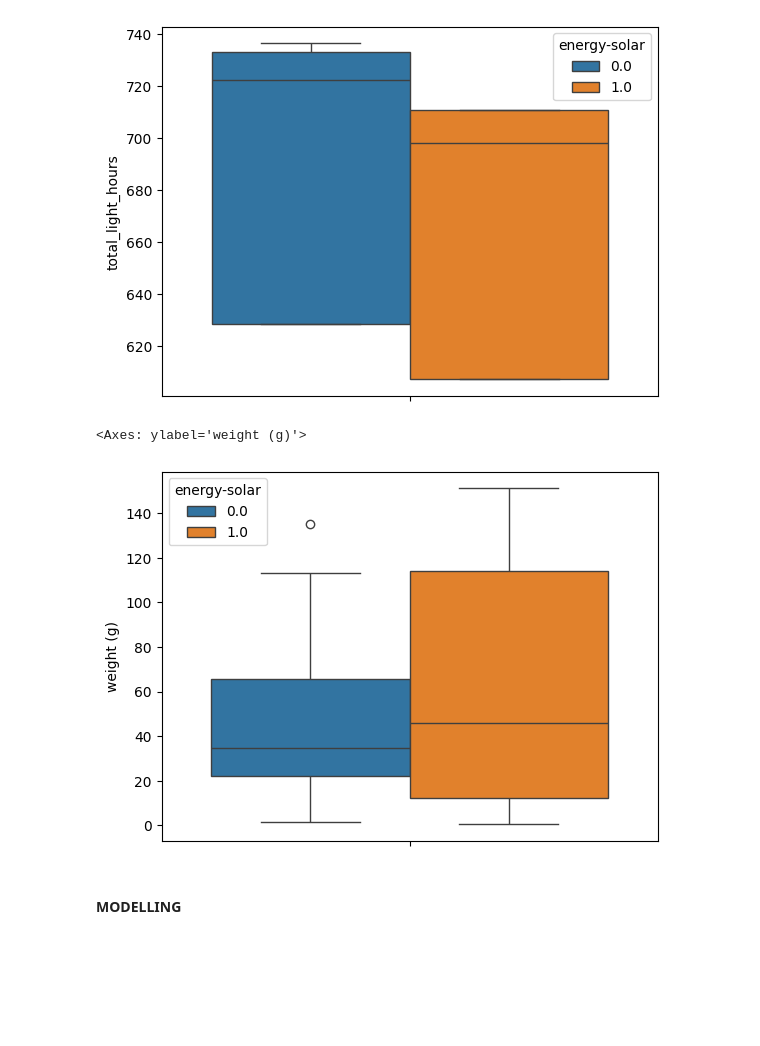
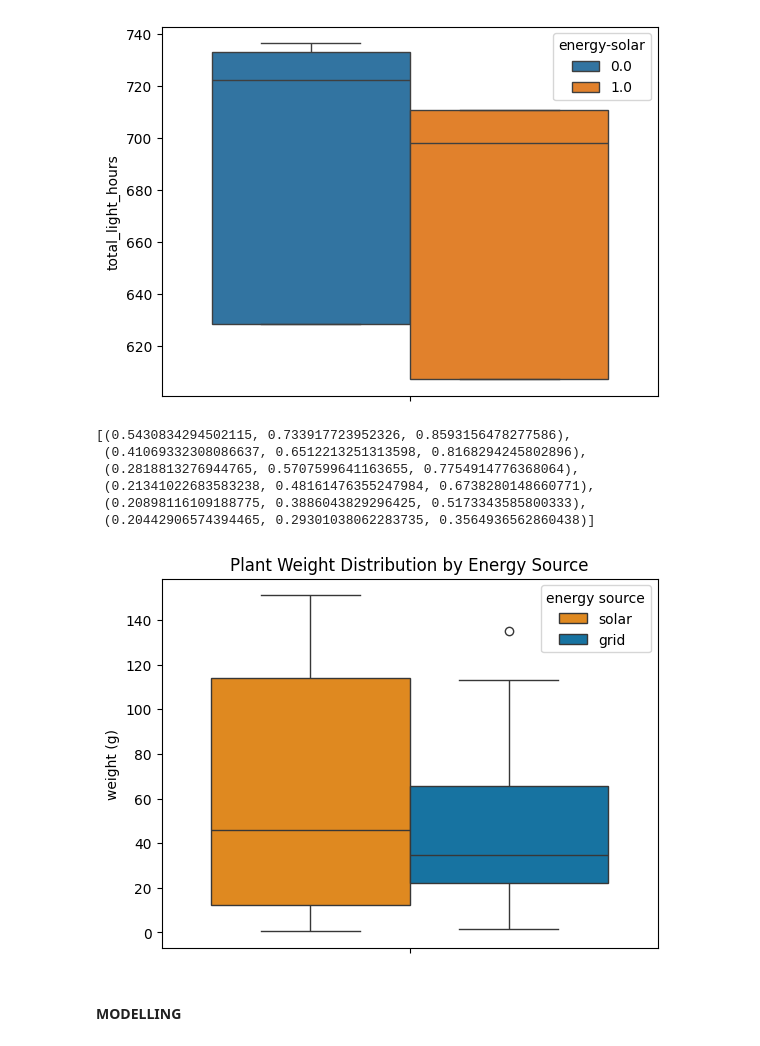
Before and after one commit to taniabuzykina/keylife-ng-pv, a Jupyter notebook: ml_project_1/plant_data_ml.ipynb, the cells around one changed output. Saved outputs shown, nothing was run; the diff lists cells and outputs as text; code cells hidden in the pictures; blank space fills up the shorter version.

```diff
--- a/ml_project_1/plant_data_ml.ipynb
+++ b/ml_project_1/plant_data_ml.ipynb
@@ -789,3 +790,5 @@ plt.legend(['solar energy'])
 # %% [output]
 <matplotlib.legend.Legend at 0x...>
 [figure]
+# %%
+result_df['energy source'] = result_df['energy-solar'].copy().map({1: 'solar', 0: 'grid'})
@@ -798,11 +813,22 @@ sns.boxplot(y = result_df['total_light_hours'], hue = result_df['energy-solar'])
 # %% [output]
 <Axes: ylabel='total_light_hours'>
 [figure]
+# %%
+sns.color_palette(palette='Blues_d')
+# %% [output]
+[(0.5430834294502115, 0.733917723952326, 0.8593156478277586),
+ (0.41069332308086637, 0.6512213251313598, 0.8168294245802896),
+ (0.2818813276944765, 0.5707599641163655, 0.7754914776368064),
+ (0.21341022683583238, 0.48161476355247984, 0.6738280148660771),
+ (0.20898116109188775, 0.3886043829296425, 0.5173343585800333),
+ (0.20442906574394465, 0.29301038062283735, 0.3564936562860438)]
 # %%
-sns.boxplot(y = result_df['weight (g)'], hue = result_df['energy-solar'])
+sns.boxplot(y = result_df['weight (g)'], hue = result_df['energy source'], palette = [ 'darkorange', '#007bb8'])
+sns.color_palette("hls", 8)
+plt.title('Plant Weight Distribution by Energy Source')
+plt.show()
 # %% [output]
-<Axes: ylabel='weight (g)'>
-[figure, old version]
+[figure, new version]
 # %% [markdown]
 #### MODELLING
 # %%
```
Also changed, not shown: parts of 13 cells of this notebook, 2 other files.
